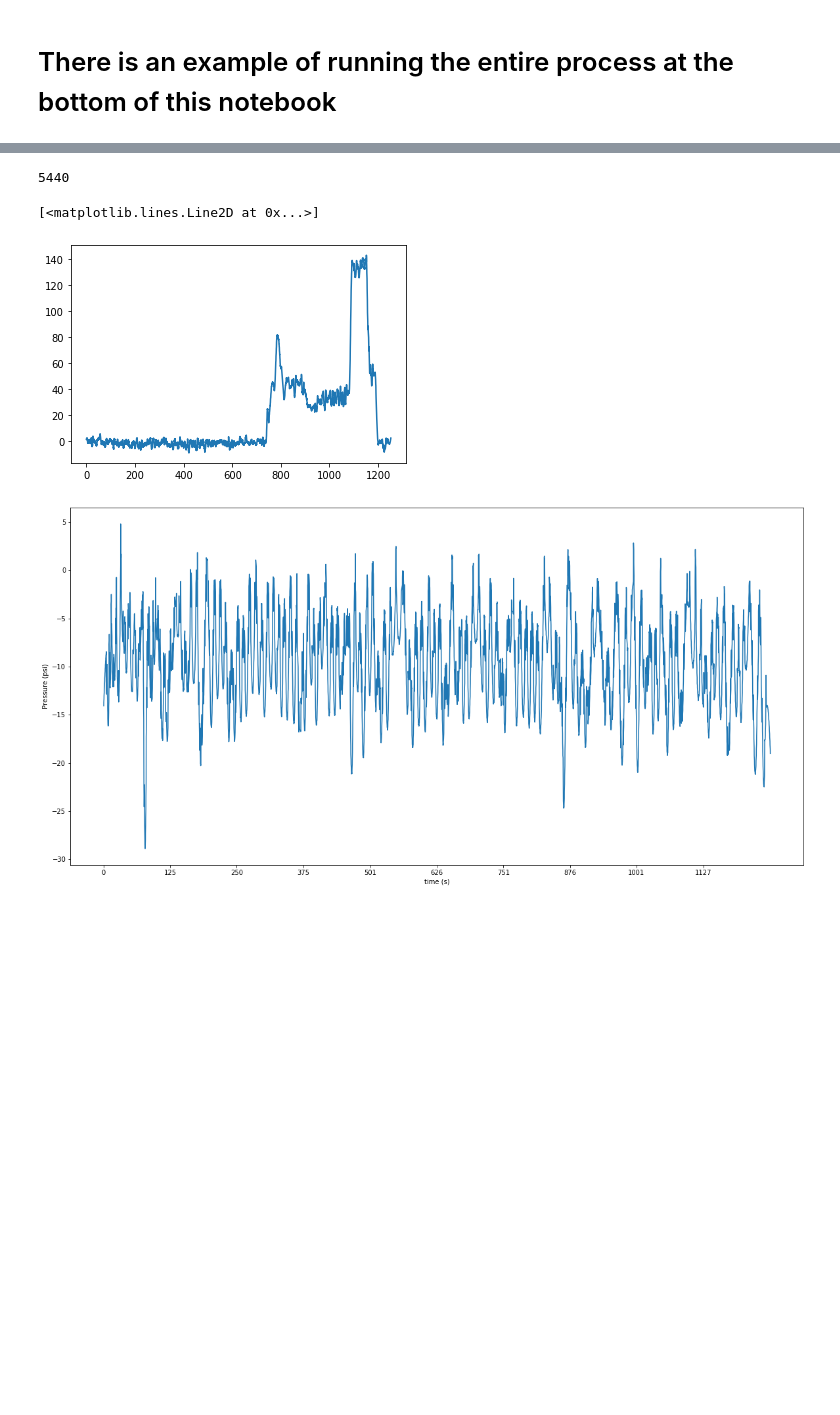
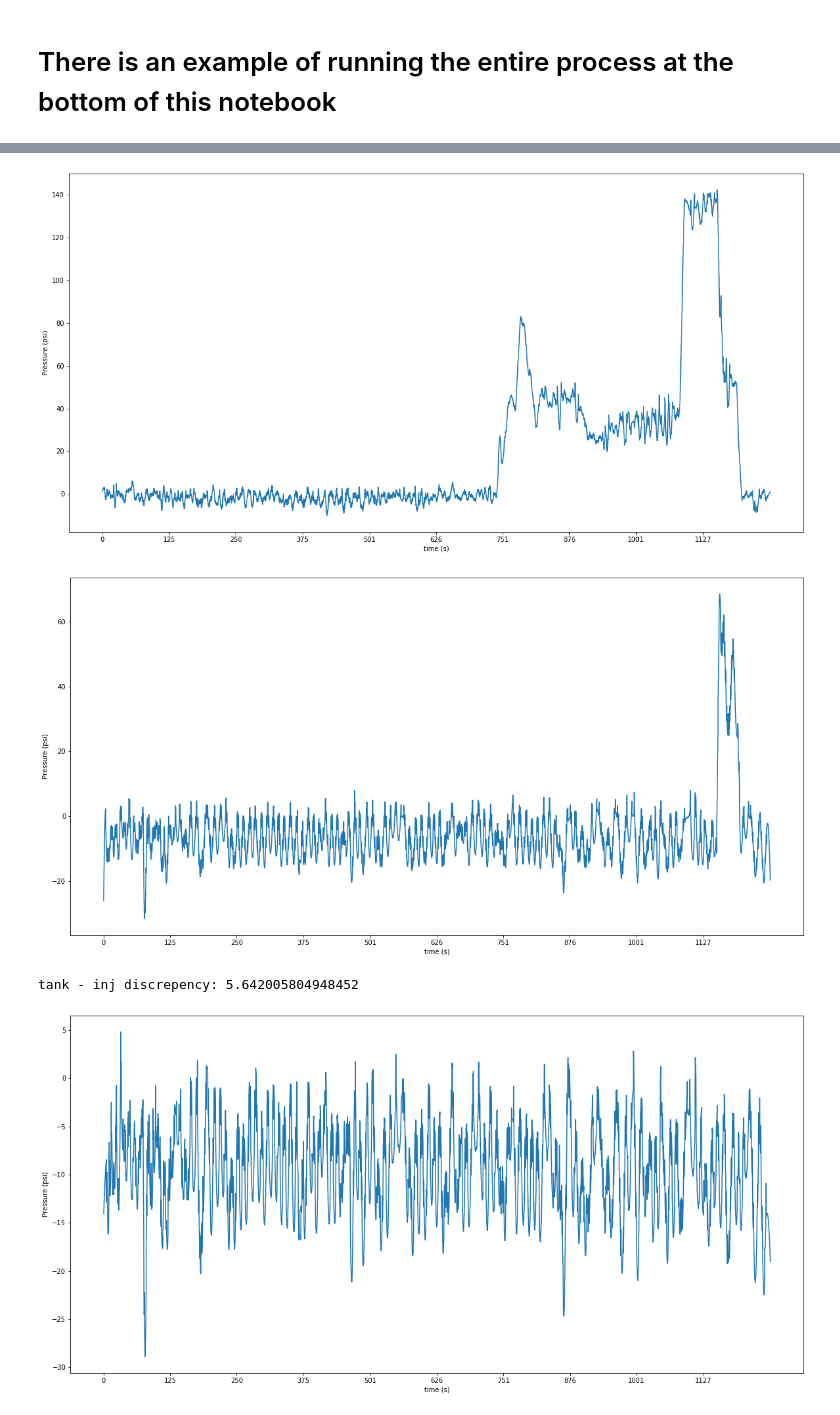
Before and after one commit to Space-Enterprise-at-Berkeley/Wireless-Transmission, a Jupyter notebook: DataMonitoring/pressure_analysis_sep_functions.ipynb, the cells around one changed output, grey strips where cells are left out. Cells and saved outputs as stored; diff of their text form; code cells hidden in the pictures; blank space fills up the shorter version.

```diff
--- a/DataMonitoring/pressure_analysis_sep_functions.ipynb
+++ b/DataMonitoring/pressure_analysis_sep_functions.ipynb
@@ -85,11 +87,15 @@ smoothed_propane_injector = savgol_filter(propane_injector, 41, 2)
-# %%
-print(len(time))
-lox_test = savgol_filter(lox_tank, 41, 2)
-plt.plot(time, lox_test)
-# %% [output]
-5440
-[<matplotlib.lines.Line2D at 0x...>]
-[figure, removed]
+# %%
+display_pressure(time, smoothed_lox_tank, [])
+end, _ = find_closest_element(time, 650)
+tank_base = np.mean(smoothed_lox_tank[0:end])
+display_pressure(time, smoothed_lox_injector, [])
+inj_base = np.mean(smoothed_lox_injector[0:end])
+tank_inj_base = tank_base - inj_base
+print("tank - inj discrepency: {}".format(tank_inj_base))
+# %% [output]
+[figure, added]
+[figure, added]
+tank - inj discrepency: 5.642005804948452
 # %%
 display_pressure(time, smoothed_propane_tank, [])
 # %% [output]
```
Also changed, not shown: parts of 2 cells of this notebook.
